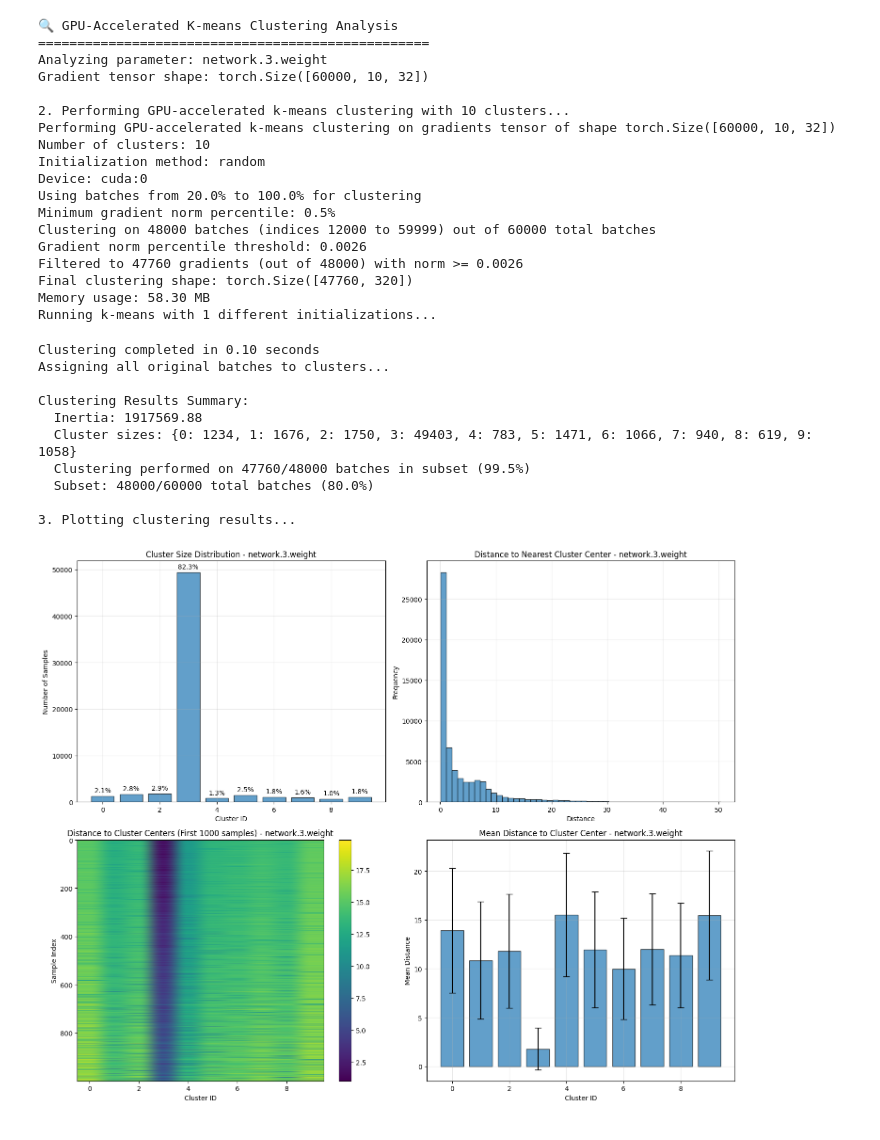
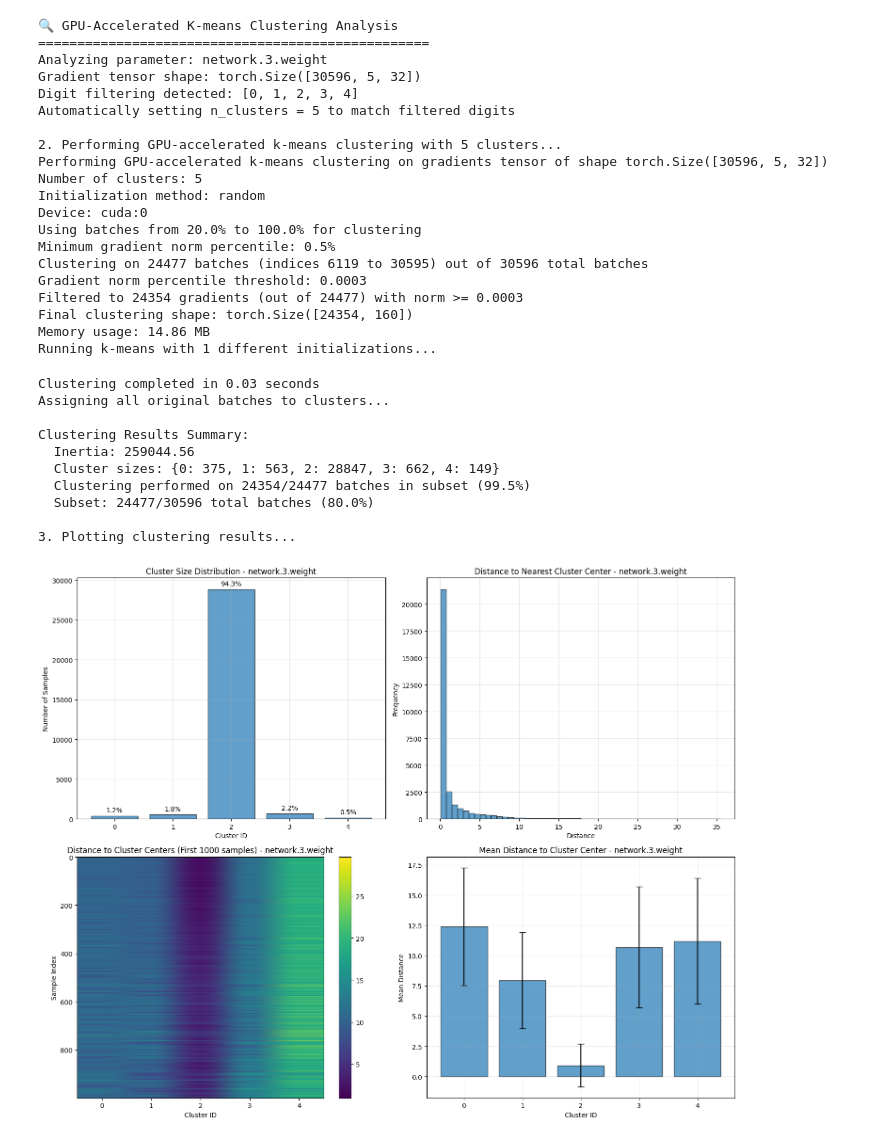
Before and after one commit to jacobcd52/shard_discovery, a Jupyter notebook: inspect_gradients.ipynb, the cells around one changed output. Drawn from its saved outputs; the diff is of its cells as text; code cells hidden in the pictures.

Commit message:
label filtering

```diff
--- a/inspect_gradients.ipynb
+++ b/inspect_gradients.ipynb
@@ -45,11 +47,15 @@ Total memory: 5825.04 MB
 # %%
-# Import the k-means clustering utilities
+# Import the k-means clustering utilities and config
 from k_means import kmeans_gradients, plot_clustering_results, analyze_cluster_characteristics, find_optimal_clusters
+from config import Config
 
 # Check if we have loaded gradients
 if 'stacked_gradients' in locals() and stacked_gradients:
     print("🔍 GPU-Accelerated K-means Clustering Analysis")
     print("=" * 50)
+
+    # Load config to check for digit filtering
+    config = Config()
 
     # Pick a parameter to analyze (you can change this)
     param_name = list(stacked_gradients.keys())[2]
@@ -58,54 +64,64 @@ if 'stacked_gradients' in locals() and stacked_gradients:
     print(f"Analyzing parameter: {param_name}")
     print(f"Gradient tensor shape: {gradients_tensor.shape}")
 
+    # Automatically determine number of clusters based on filtering
+    if config.filter_digits is not None:
+        n_clusters = len(config.filter_digits)
+        print(f"Digit filtering detected: {config.filter_digits}")
+        print(f"Automatically setting n_clusters = {n_clusters} to match filtered digits")
+    else:
+        n_clusters = 10  # Default for all digits
+        print("No digit filtering - using default n_clusters = 10")
+
     # Perform k-means clustering (with progress bar)
-    n_clusters = 10
     print(f"\n2. Performing GPU-accelerated k-means clustering with {n_clusters} clusters...")
     clustering_results = kmeans_gradients(
         gradients_tensor.cuda(),
         n_clusters=n_clusters,
         use_gpu=True,
         max_iter=1000,
         n_init=1,
         init_method="random",
         start_fraction=0.2,
         end_fraction=1,
         min_grad_percentile=0.5
         )
 
     # Plot comprehensive results
     print(f"\n3. Plotting clustering results...")
     plot_clustering_results(clustering_results, param_name)
 # %% [output]
 🔍 GPU-Accelerated K-means Clustering Analysis
 ==================================================
 Analyzing parameter: network.3.weight
-Gradient tensor shape: torch.Size([60000, 10, 32])
+Gradient tensor shape: torch.Size([30596, 5, 32])
+Digit filtering detected: [0, 1, 2, 3, 4]
+Automatically setting n_clusters = 5 to match filtered digits
 
-2. Performing GPU-accelerated k-means clustering with 10 clusters...
-Performing GPU-accelerated k-means clustering on gradients tensor of shape torch.Size([60000, 10, 32])
-Number of clusters: 10
+2. Performing GPU-accelerated k-means clustering with 5 clusters...
+Performing GPU-accelerated k-means clustering on gradients tensor of shape torch.Size([30596, 5, 32])
+Number of clusters: 5
 Initialization method: random
 Device: cuda:0
 Using batches from 20.0% to 100.0% for clustering
 Minimum gradient norm percentile: 0.5%
-Clustering on 48000 batches (indices 12000 to 59999) out of 60000 total batches
-Gradient norm percentile threshold: 0.0026
-Filtered to 47760 gradients (out of 48000) with norm >= 0.0026
-Final clustering shape: torch.Size([47760, 320])
-Memory usage: 58.30 MB
+Clustering on 24477 batches (indices 6119 to 30595) out of 30596 total batches
+Gradient norm percentile threshold: 0.0003
+Filtered to 24354 gradients (out of 24477) with norm >= 0.0003
+Final clustering shape: torch.Size([24354, 160])
+Memory usage: 14.86 MB
 Running k-means with 1 different initializations...
-Clustering completed in 0.10 seconds
+Clustering completed in 0.03 seconds
 Assigning all original batches to clusters...
 
 Clustering Results Summary:
-  Inertia: 1917569.88
-  Cluster sizes: {0: 1234, 1: 1676, 2: 1750, 3: 49403, 4: 783, 5: 1471, 6: 1066, 7: 940, 8: 619, 9: 1058}
-  Clustering performed on 47760/48000 batches in subset (99.5%)
-  Subset: 48000/60000 total batches (80.0%)
+  Inertia: 259044.56
+  Cluster sizes: {0: 375, 1: 563, 2: 28847, 3: 662, 4: 149}
+  Clustering performed on 24354/24477 batches in subset (99.5%)
+  Subset: 24477/30596 total batches (80.0%)
 
 3. Plotting clustering results...
-[figure, old version]
+[figure, new version]
 # %%
 # Import the visualization utilities
 from cluster_visualization import visualize_cluster_samples, visualize_cluster_centers, analyze_cluster_diversity, visualize_specific_cluster
```
Also changed, not shown: parts of 4 cells of this notebook, 14 other files.
